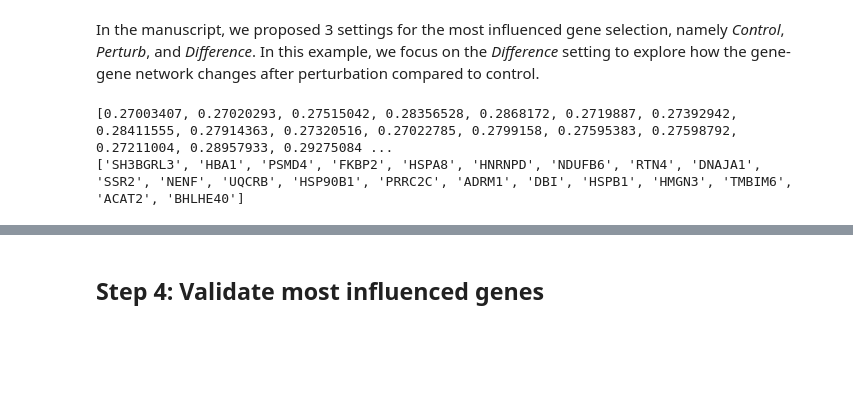
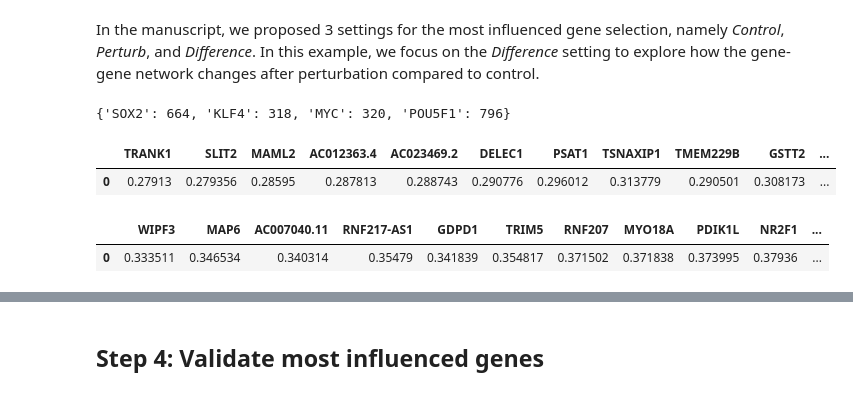
Before and after one commit to a93sokol/scGPT_reproduce, a Jupyter notebook: tutorials/Tutorial_Attention_GRN.ipynb, the cells around one changed output, grey strips where cells are left out. Drawn from its saved outputs; the diff is of its cells as text; code cells hidden in the pictures; blank space fills up the shorter version.

```diff
--- a/tutorials/Tutorial_Attention_GRN.ipynb
+++ b/tutorials/Tutorial_Attention_GRN.ipynb
@@ -396,15 +462,22 @@ gene_vocab_idx = all_gene_ids[0].clone().detach().cpu().numpy()
 # %%
 # Specify top k number of genes to be selected, and the selection setting
 # Here calculate top 20 most influenced genes for CHIP-Atlas validation
-topk = 20
+topk = 10
 setting = 'difference' # "control", "perturbed"
 assert setting in ["difference", "control", "perturbed"]
-attn_top_gene_dict_20, attn_top_scores_dict_20 = get_topk_most_influenced_genes(topk, setting)
-print(attn_top_scores_dict_20[TF_name + '+ctrl'])
-print(attn_top_gene_dict_20[TF_name + '+ctrl'])
+attn_top_gene_dict_20 = get_topk_most_influenced_genes(topk, setting)
 # %% [output]
-[0.27003407, 0.27020293, 0.27515042, 0.28356528, 0.2868172, 0.2719887, 0.27392942, 0.28411555, 0.27914363, 0.27320516, 0.27022785, 0.2799158, 0.27595383, 0.27598792, 0.27211004, 0.28957933, 0.29275084 ...
-['SH3BGRL3', 'HBA1', 'PSMD4', 'FKBP2', 'HSPA8', 'HNRNPD', 'NDUFB6', 'RTN4', 'DNAJA1', 'SSR2', 'NENF', 'UQCRB', 'HSP90B1', 'PRRC2C', 'ADRM1', 'DBI', 'HSPB1', 'HMGN3', 'TMBIM6', 'ACAT2', 'BHLHE40']
+{'SOX2': 664, 'KLF4': 318, 'MYC': 320, 'POU5F1': 796}
+# %%
+pd.DataFrame([attn_top_gene_dict_20['KLF4']])
+# %% [output]
+|  | TRANK1 | SLIT2 | MAML2 | AC012363.4 | AC023469.2 | DELEC1 | PSAT1 | TSNAXIP1 | TMEM229B | GSTT2 | ... |
+| 0 | 0.27913 | 0.279356 | 0.28595 | 0.287813 | 0.288743 | 0.290776 | 0.296012 | 0.313779 | 0.290501 | 0.308173 | ... |
+# %%
+pd.DataFrame([attn_top_gene_dict_20['MYC']])
+# %% [output]
+|  | WIPF3 | MAP6 | AC007040.11 | RNF217-AS1 | GDPD1 | TRIM5 | RNF207 | MYO18A | PDIK1L | NR2F1 | ... |
+| 0 | 0.333511 | 0.346534 | 0.340314 | 0.35479 | 0.341839 | 0.354817 | 0.371502 | 0.371838 | 0.373995 | 0.37936 | ... |
 # %%
 if setting == 'difference':
     for i in attn_top_gene_dict_20.keys():
```
Also changed, not shown: parts of 31 cells of this notebook, 5 other files.
